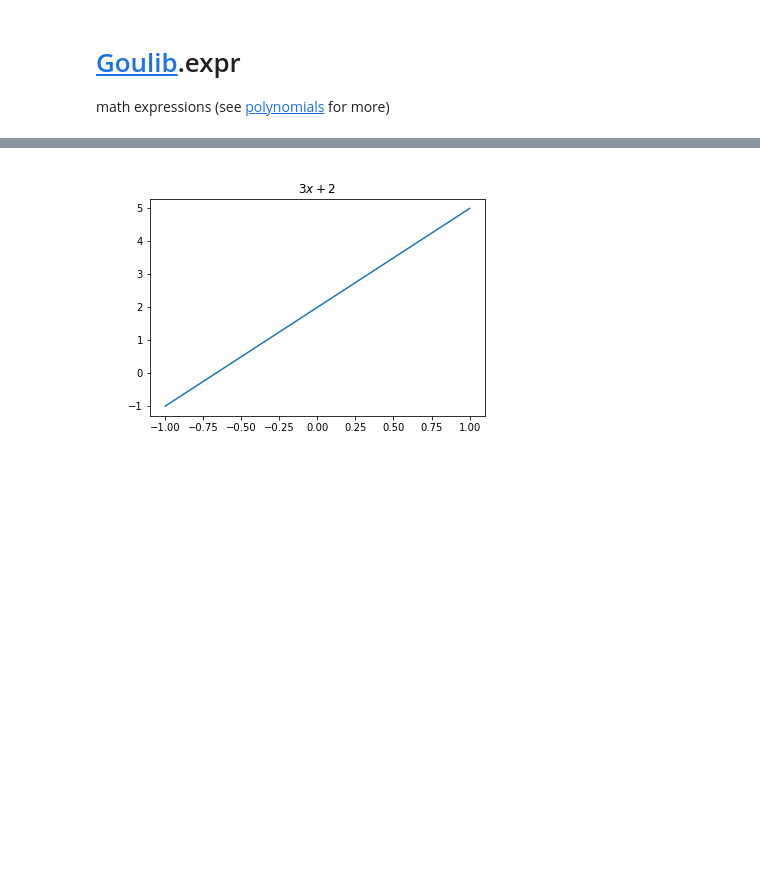
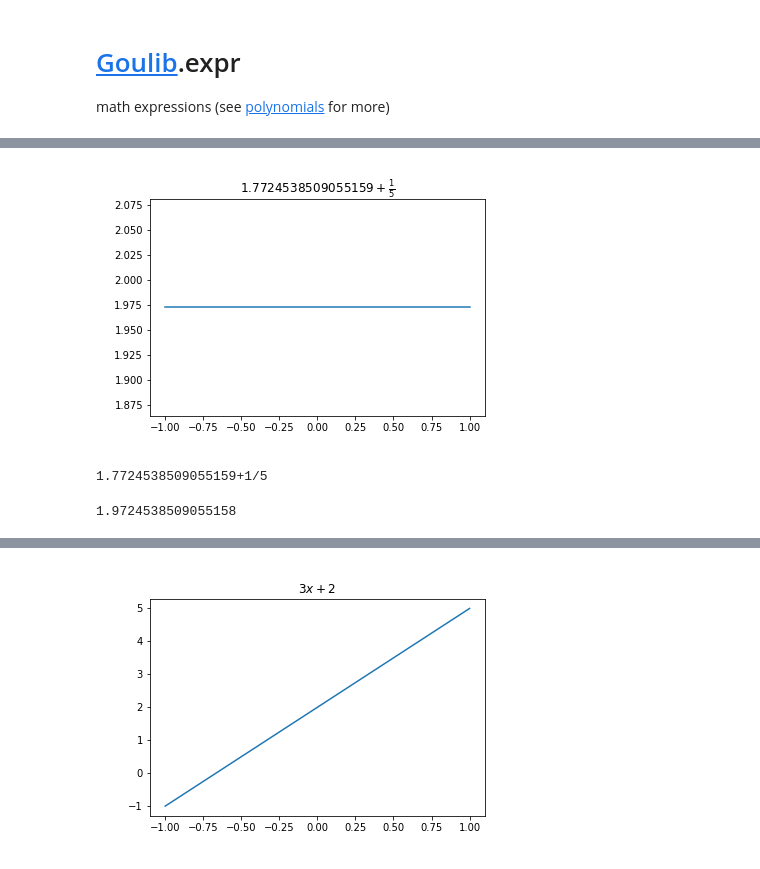
Before and after one commit to goulu/Goulib, a Jupyter notebook: notebooks/expr.ipynb, the cells around one changed output, grey strips where cells are left out. Cells and saved outputs as stored; diff of their text form; code cells hidden in the pictures; blank space fills up the shorter version.

```diff
--- a/notebooks/expr.ipynb
+++ b/notebooks/expr.ipynb
@@ -9,0 +27,13 @@ from math import pi,sin
+# %%
+e=Expr(sqrt(Expr(pi)))+Expr(1/5)
+e
+# %% [output]
+[figure, added]
+# %%
+print(e) # string representation is python-like code
+# %% [output]
+1.7724538509055159+1/5
+# %%
+float(e) # if the decimal representation is really needed
+# %% [output]
+1.9724538509055158
```
Also changed, not shown: parts of 20 cells of this notebook, 2 other files.
